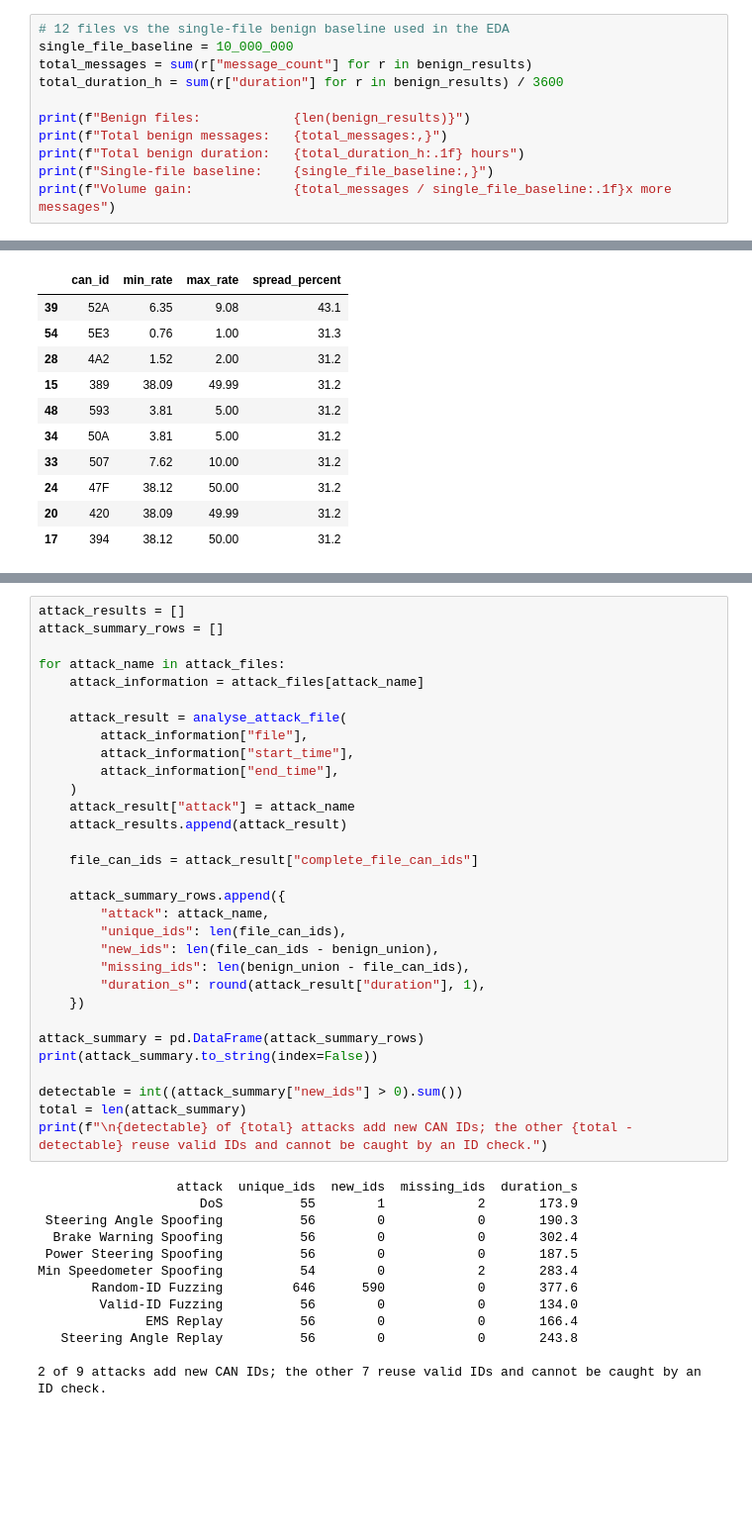
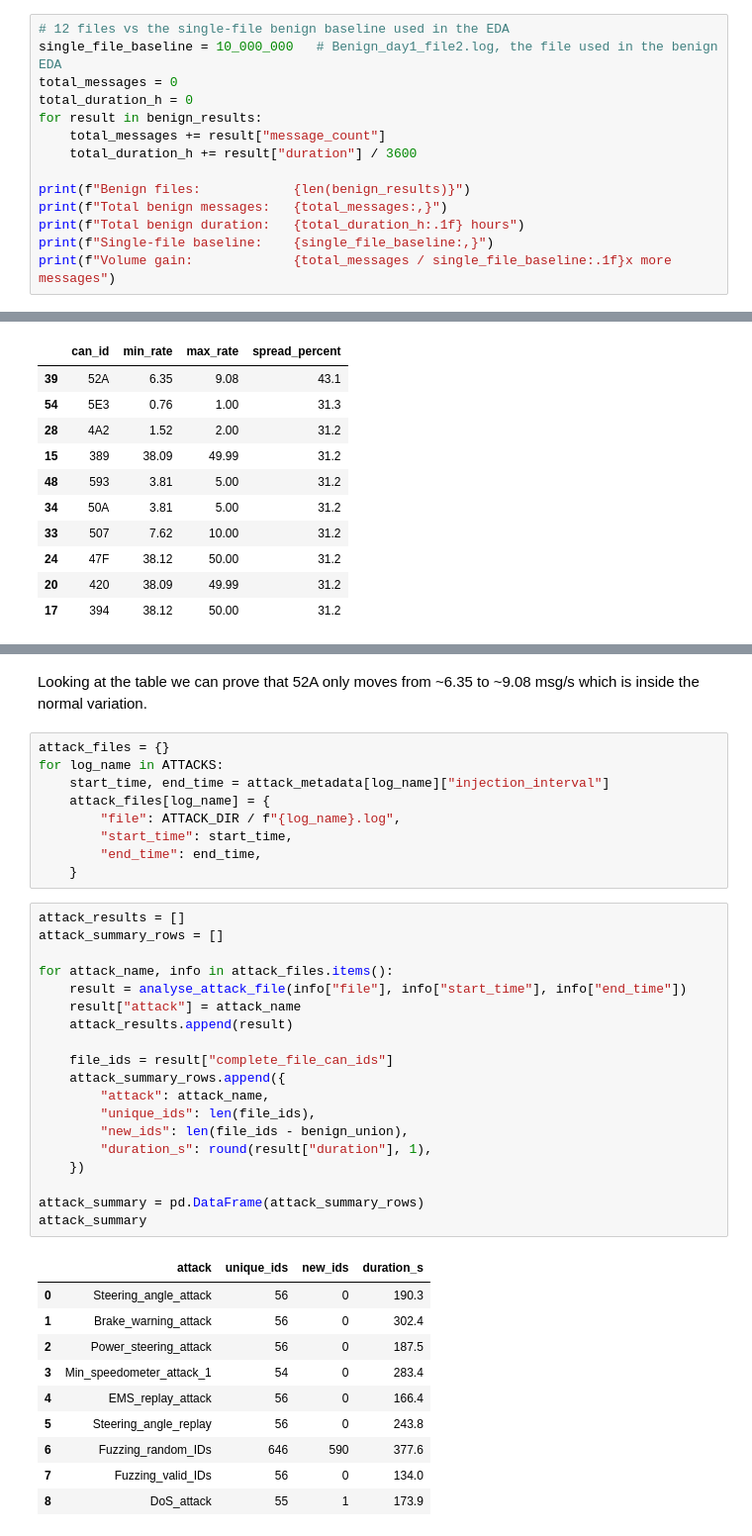
Before and after one commit to asaurasieu/SSL_CyberSecurity, a Jupyter notebook: main_notebooks/File_CrossValidation.ipynb, the cells around one changed output, grey strips where cells are left out. Shown at 99% size. Drawn from its saved outputs; the diff is of its cells as text; blank space fills up the shorter version.

```diff
--- a/main_notebooks/File_CrossValidation.ipynb
+++ b/main_notebooks/File_CrossValidation.ipynb
@@ -129,8 +107,11 @@ from raw volume (more windows), so this quantifies how much more data the 12 fil
 # %%
 # 12 files vs the single-file benign baseline used in the EDA
-single_file_baseline = 10_000_000
-total_messages = sum(r["message_count"] for r in benign_results)
-total_duration_h = sum(r["duration"] for r in benign_results) / 3600
+single_file_baseline = 10_000_000   # Benign_day1_file2.log, the file used in the benign EDA
+total_messages = 0
+total_duration_h = 0
+for result in benign_results:
+    total_messages += result["message_count"]
+    total_duration_h += result["duration"] / 3600
 
 print(f"Benign files:            {len(benign_results)}")
 print(f"Total benign messages:   {total_messages:,}")
@@ -214,45 +181,42 @@ for attack_name, log_name in attack_log_names.items():
+# %% [markdown]
+Looking at the table we can prove that 52A only moves from ~6.35 to ~9.08 msg/s which is inside the normal variation.
+# %%
+attack_files = {}
+for log_name in ATTACKS:
+    start_time, end_time = attack_metadata[log_name]["injection_interval"]
+    attack_files[log_name] = {
+        "file": ATTACK_DIR / f"{log_name}.log",
+        "start_time": start_time,
+        "end_time": end_time,
+    }
 # %%
 attack_results = []
 attack_summary_rows = []
 
-for attack_name in attack_files:
-    attack_information = attack_files[attack_name]
+for attack_name, info in attack_files.items():
+    result = analyse_attack_file(info["file"], info["start_time"], info["end_time"])
+    result["attack"] = attack_name
+    attack_results.append(result)
 
-    attack_result = analyse_attack_file(
-        attack_information["file"],
-        attack_information["start_time"],
-        attack_information["end_time"],
-    )
-    attack_result["attack"] = attack_name
-    attack_results.append(attack_result)
-
-    file_can_ids = attack_result["complete_file_can_ids"]
-
+    file_ids = result["complete_file_can_ids"]
     attack_summary_rows.append({
         "attack": attack_name,
-        "unique_ids": len(file_can_ids),
-        "new_ids": len(file_can_ids - benign_union),
-        "missing_ids": len(benign_union - file_can_ids),
-        "duration_s": round(attack_result["duration"], 1),
+        "unique_ids": len(file_ids),
+        "new_ids": len(file_ids - benign_union),
+        "duration_s": round(result["duration"], 1),
     })
 
 attack_summary = pd.DataFrame(attack_summary_rows)
-print(attack_summary.to_string(index=False))
-
-detectable = int((attack_summary["new_ids"] > 0).sum())
-total = len(attack_summary)
-print(f"\n{detectable} of {total} attacks add new CAN IDs; the other {total - detectable} reuse valid IDs and cannot be caught by an ID check.")
+attack_summary
 # %% [output]
-                  attack  unique_ids  new_ids  missing_ids  duration_s
-                     DoS          55        1            2       173.9
- Steering Angle Spoofing          56        0            0       190.3
-  Brake Warning Spoofing          56        0            0       302.4
- Power Steering Spoofing          56        0            0       187.5
-Min Speedometer Spoofing          54        0            2       283.4
-       Random-ID Fuzzing         646      590            0       377.6
-        Valid-ID Fuzzing          56        0            0       134.0
-              EMS Replay          56        0            0       166.4
-   Steering Angle Replay          56        0            0       243.8
-
-2 of 9 attacks add new CAN IDs; the other 7 reuse valid IDs and cannot be caught by an ID check.
+|  | attack | unique_ids | new_ids | duration_s |
+| 0 | Steering_angle_attack | 56 | 0 | 190.3 |
+| 1 | Brake_warning_attack | 56 | 0 | 302.4 |
+| 2 | Power_steering_attack | 56 | 0 | 187.5 |
+| 3 | Min_speedometer_attack_1 | 54 | 0 | 283.4 |
+| 4 | EMS_replay_attack | 56 | 0 | 166.4 |
+| 5 | Steering_angle_replay | 56 | 0 | 243.8 |
+| 6 | Fuzzing_random_IDs | 646 | 590 | 377.6 |
+| 7 | Fuzzing_valid_IDs | 56 | 0 | 134.0 |
+| 8 | DoS_attack | 55 | 1 | 173.9 |
 # %% [markdown]
```
Also changed, not shown: parts of 18 cells of this notebook, 10 other files.
